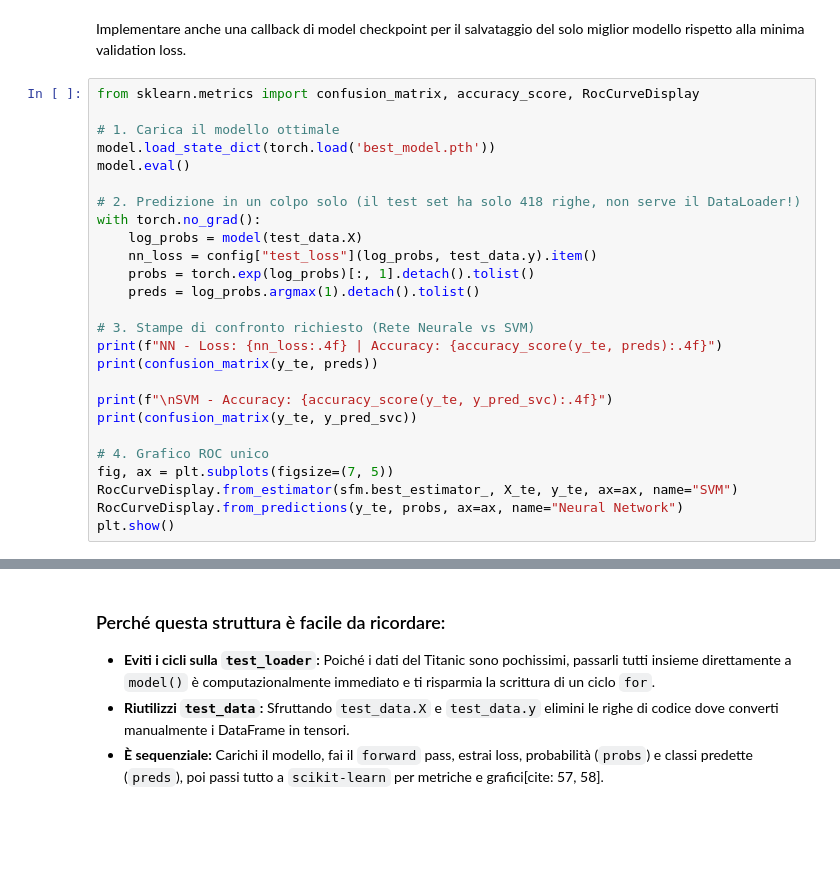
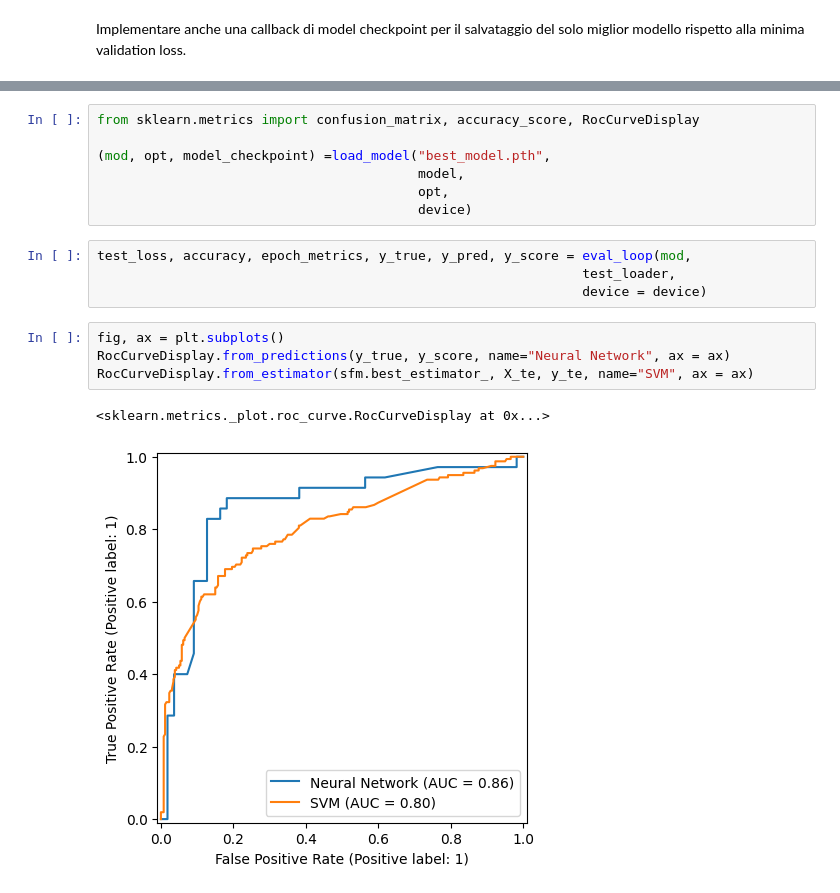
Before and after one commit to alberto-rampulla/big-data-course, a Jupyter notebook: 07_Simulazione-titanic/titanic-esame.ipynb, the cells around one changed output, grey strips where cells are left out. Cells and saved outputs as stored; diff of their text form; blank space fills up the shorter version.

Commit message:
feat: implementato salvataggio del miglior modello

```diff
--- a/07_Simulazione-titanic/titanic-esame.ipynb
+++ b/07_Simulazione-titanic/titanic-esame.ipynb
@@ -752,28 +827,2 @@ displayMetrics(n_accuracy, n_metrics)
 # %% [markdown]
 Implementare anche una callback di model checkpoint per il salvataggio del solo miglior modello rispetto alla minima validation loss.
-# %%
-from sklearn.metrics import confusion_matrix, accuracy_score, RocCurveDisplay
-
-# 1. Carica il modello ottimale
-model.load_state_dict(torch.load('best_model.pth'))
-model.eval()
-
-# 2. Predizione in un colpo solo (il test set ha solo 418 righe, non serve il DataLoader!)
-with torch.no_grad():
-    log_probs = model(test_data.X)
-    nn_loss = config["test_loss"](log_probs, test_data.y).item()
-    probs = torch.exp(log_probs)[:, 1].detach().tolist()
-    preds = log_probs.argmax(1).detach().tolist()
-
-# 3. Stampe di confronto richiesto (Rete Neurale vs SVM)
-print(f"NN - Loss: {nn_loss:.4f} | Accuracy: {accuracy_score(y_te, preds):.4f}")
-print(confusion_matrix(y_te, preds))
-
-print(f"\nSVM - Accuracy: {accuracy_score(y_te, y_pred_svc):.4f}")
-print(confusion_matrix(y_te, y_pred_svc))
-
-# 4. Grafico ROC unico
-fig, ax = plt.subplots(figsize=(7, 5))
-RocCurveDisplay.from_estimator(sfm.best_estimator_, X_te, y_te, ax=ax, name="SVM")
-RocCurveDisplay.from_predictions(y_te, probs, ax=ax, name="Neural Network")
-plt.show()
@@ -789,5 +829,18 @@ SVM - Accuracy: 0.7799
-# %% [markdown]
-### Perché questa struttura è facile da ricordare:
-* **Eviti i cicli sulla `test_loader`:** Poiché i dati del Titanic sono pochissimi, passarli tutti insieme direttamente a `model()` è computazionalmente immediato e ti risparmia la scrittura di un ciclo `for`.
-* **Riutilizzi `test_data`:** Sfruttando `test_data.X` e `test_data.y` elimini le righe di codice dove converti manualmente i DataFrame in tensori.
-* **È sequenziale:** Carichi il modello, fai il `forward` pass, estrai loss, probabilità (`probs`) e classi predette (`preds`), poi passi tutto a `scikit-learn` per metriche e grafici[cite: 57, 58].
+# %%
+from sklearn.metrics import confusion_matrix, accuracy_score, RocCurveDisplay
+
+(mod, opt, model_checkpoint) =load_model("best_model.pth",
+                                         model,
+                                         opt,
+                                         device)
+# %%
+test_loss, accuracy, epoch_metrics, y_true, y_pred, y_score = eval_loop(mod,
+                                                              test_loader,
+                                                              device = device)
+# %%
+fig, ax = plt.subplots()
+RocCurveDisplay.from_predictions(y_true, y_score, name="Neural Network", ax = ax)
+RocCurveDisplay.from_estimator(sfm.best_estimator_, X_te, y_te, name="SVM", ax = ax)
+# %% [output]
+<sklearn.metrics._plot.roc_curve.RocCurveDisplay at 0x...>
+[figure, added]
```
Also changed, not shown: parts of 11 cells of this notebook, 1 other file.
